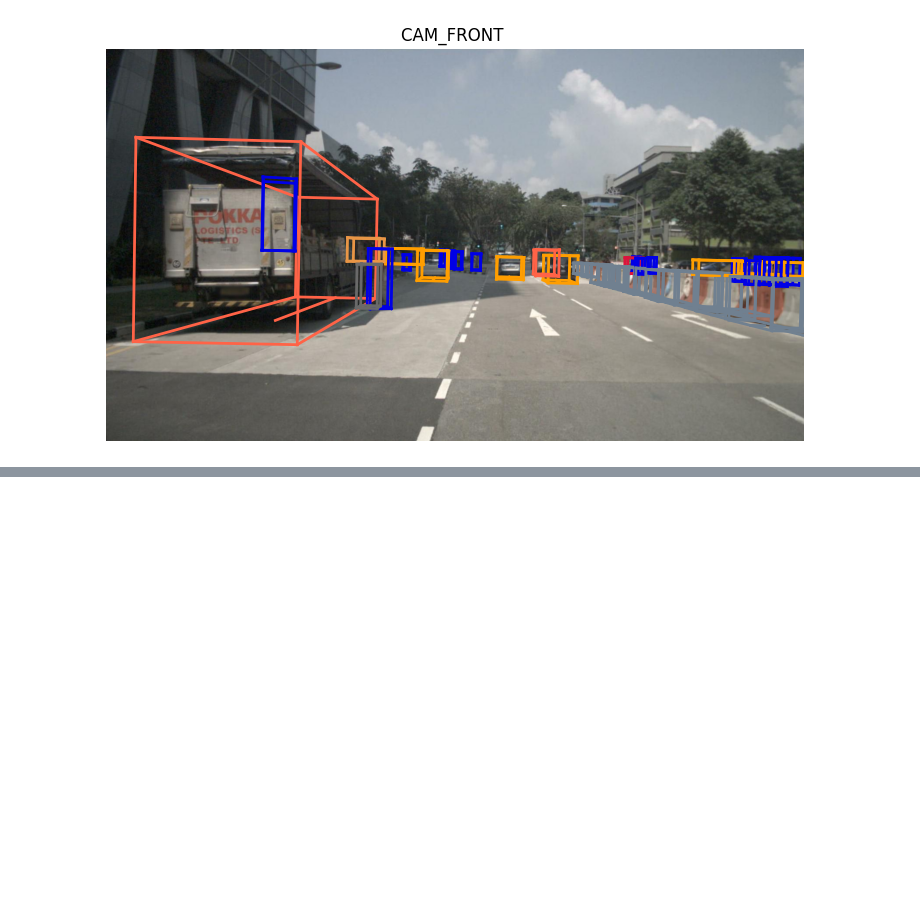
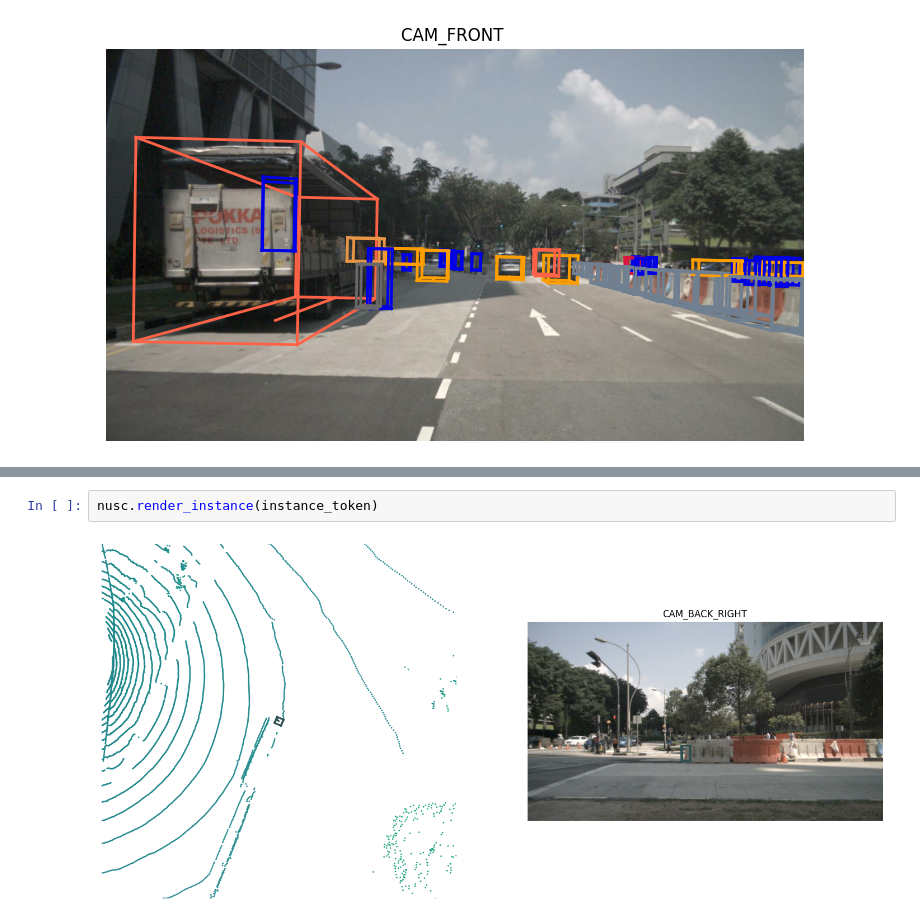
Before and after one commit to nick8592/nuscenes-devkit-practice, a Jupyter notebook: main.ipynb, the cells around one changed output, grey strips where cells are left out. Saved outputs shown, nothing was run; the diff lists cells and outputs as text; blank space fills up the shorter version.

```diff
--- a/main.ipynb
+++ b/main.ipynb
@@ -108,0 +155,4 @@ instance_token
+# %%
+nusc.render_instance(instance_token)
+# %% [output]
+[figure, added]
```
Also changed, not shown: parts of 20 cells of this notebook, 1 other file.
